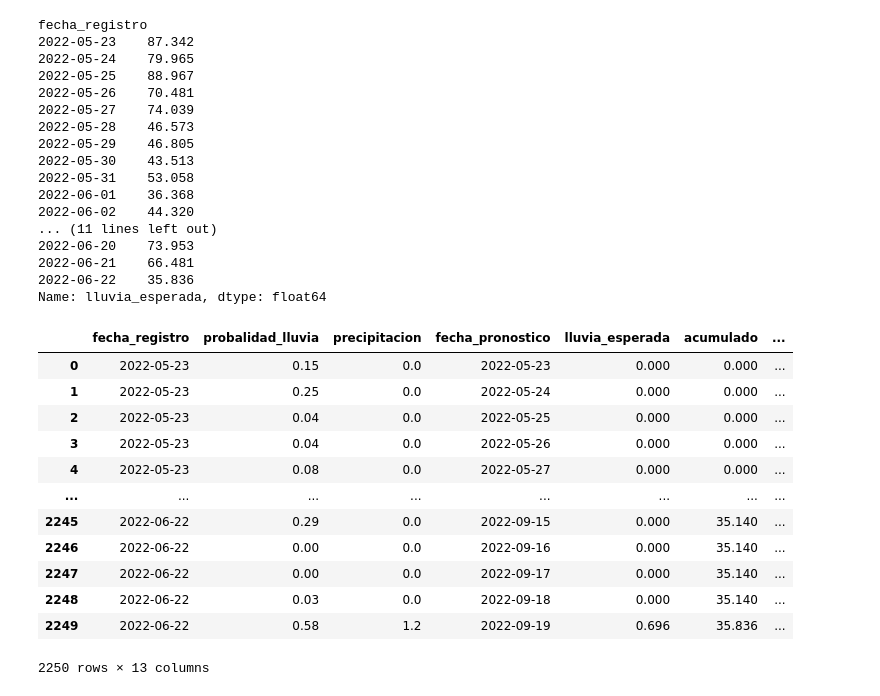
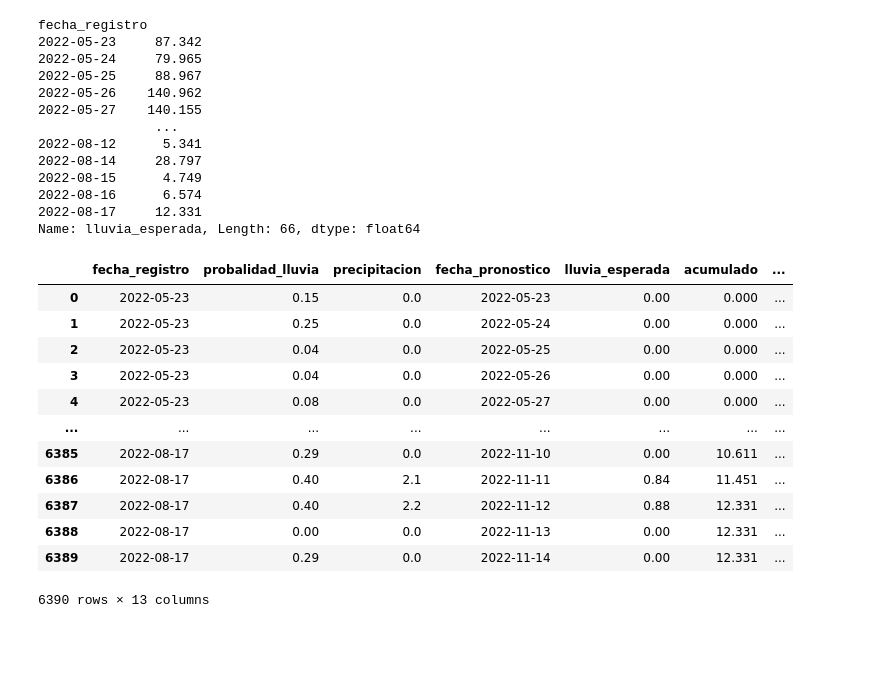
Before and after one commit to calvegh/lluvia, a Jupyter notebook: main.ipynb, the cells around one changed output. Cells and saved outputs as stored; diff of their text form; code cells hidden in the pictures; blank space fills up the shorter version.

```diff
--- a/main.ipynb
+++ b/main.ipynb
@@ -55,7 +32,0 @@ lluvia_diaria_06_22 = pd.read_csv('data/lluvia_diaria_2022-06-22_11.csv',sep=";"
-# %%
-for df in [lluvia_diaria_23,lluvia_diaria_24,lluvia_diaria_25,lluvia_diaria_26_15,lluvia_diaria_27_11,
-lluvia_diaria_28_22,lluvia_diaria_29_9,lluvia_diaria_30_8,lluvia_diaria_31_9,lluvia_diaria_06_01,lluvia_diaria_06_02,lluvia_diaria_06_03,
-lluvia_diaria_06_04,lluvia_diaria_06_07,lluvia_diaria_06_11,lluvia_diaria_06_12,lluvia_diaria_06_14,lluvia_diaria_06_15,lluvia_diaria_06_16,
-lluvia_diaria_06_17,lluvia_diaria_06_18,lluvia_diaria_06_19,lluvia_diaria_06_20,lluvia_diaria_06_21,lluvia_diaria_06_22]:
-    df['lluvia_esperada'] = df['probalidad_lluvia']*df['precipitacion']
-    df['acumulado'] = df['lluvia_esperada'].cumsum()
@@ -69 +33,12 @@ lluvia_esperada_total.reset_index(drop=True,inplace=True)
+# %%
+import os
+archivos = os.listdir('data')
+lluvia_esperada_total = pd.DataFrame()
+for arch in archivos:
+    df = pd.read_csv(f"data/{arch}", sep=";", decimal=",")
+    df['lluvia_esperada'] = df['probalidad_lluvia']*df['precipitacion']
+    df['acumulado'] = df['lluvia_esperada'].cumsum()
+    lluvia_esperada_total = pd.concat([lluvia_esperada_total, df])
+lluvia_esperada_total.reset_index(inplace=True, drop=True)
+lluvia_esperada_total['fecha_pronostico'] = pd.to_datetime(lluvia_esperada_total['fecha_pronostico'])
 # %%
@@ -117,0 +52,6 @@ lluvia_real
+# %%
+lluvia_real = pd.read_csv('lluvia_real_web.csv',sep=";", decimal=",")
+lluvia_real['fecha'] = pd.to_datetime(lluvia_real['fecha'],infer_datetime_format=True)
+lluvia_real['lluvia_promedio'] = lluvia_real.mean(axis=1)
+lluvia_real['acumulado_real'] = lluvia_real['lluvia_promedio'].cumsum()
+lluvia_real
@@ -119,37 +73,34 @@ lluvia_real
 lluvia_esperada_total.groupby(['fecha_registro'])['lluvia_esperada'].sum()
 # %% [output]
 fecha_registro
-2022-05-23    87.342
-2022-05-24    79.965
-2022-05-25    88.967
-2022-05-26    70.481
-2022-05-27    74.039
-2022-05-28    46.573
-2022-05-29    46.805
-2022-05-30    43.513
-2022-05-31    53.058
-2022-06-01    36.368
-2022-06-02    44.320
-... (11 lines left out)
-2022-06-20    73.953
-2022-06-21    66.481
-2022-06-22    35.836
-Name: lluvia_esperada, dtype: float64
+2022-05-23     87.342
+2022-05-24     79.965
+2022-05-25     88.967
+2022-05-26    140.962
+2022-05-27    140.155
+               ...
+2022-08-12      5.341
+2022-08-14     28.797
+2022-08-15      4.749
+2022-08-16      6.574
+2022-08-17     12.331
+Name: lluvia_esperada, Length: 66, dtype: float64
 # %%
-lluvia_esperada_total = lluvia_esperada_total.merge(lluvia_real, left_on='fecha_pronostico',right_on='fecha', how='left')
+lluvia_esperada_total = lluvia_esperada_total.merge(
+    lluvia_real, left_on='fecha_pronostico', right_on='fecha', how='left')
 lluvia_esperada_total
 # %% [output]
 |  | fecha_registro | probalidad_lluvia | precipitacion | fecha_pronostico | lluvia_esperada | acumulado | ... |
-| 0 | 2022-05-23 | 0.15 | 0.0 | 2022-05-23 | 0.000 | 0.000 | ... |
-| 1 | 2022-05-23 | 0.25 | 0.0 | 2022-05-24 | 0.000 | 0.000 | ... |
-| 2 | 2022-05-23 | 0.04 | 0.0 | 2022-05-25 | 0.000 | 0.000 | ... |
-| 3 | 2022-05-23 | 0.04 | 0.0 | 2022-05-26 | 0.000 | 0.000 | ... |
-| 4 | 2022-05-23 | 0.08 | 0.0 | 2022-05-27 | 0.000 | 0.000 | ... |
+| 0 | 2022-05-23 | 0.15 | 0.0 | 2022-05-23 | 0.00 | 0.000 | ... |
+| 1 | 2022-05-23 | 0.25 | 0.0 | 2022-05-24 | 0.00 | 0.000 | ... |
+| 2 | 2022-05-23 | 0.04 | 0.0 | 2022-05-25 | 0.00 | 0.000 | ... |
+| 3 | 2022-05-23 | 0.04 | 0.0 | 2022-05-26 | 0.00 | 0.000 | ... |
+| 4 | 2022-05-23 | 0.08 | 0.0 | 2022-05-27 | 0.00 | 0.000 | ... |
 | ... | ... | ... | ... | ... | ... | ... | ... |
-| 2245 | 2022-06-22 | 0.29 | 0.0 | 2022-09-15 | 0.000 | 35.140 | ... |
-| 2246 | 2022-06-22 | 0.00 | 0.0 | 2022-09-16 | 0.000 | 35.140 | ... |
-| 2247 | 2022-06-22 | 0.00 | 0.0 | 2022-09-17 | 0.000 | 35.140 | ... |
-| 2248 | 2022-06-22 | 0.03 | 0.0 | 2022-09-18 | 0.000 | 35.140 | ... |
-| 2249 | 2022-06-22 | 0.58 | 1.2 | 2022-09-19 | 0.696 | 35.836 | ... |
+| 6385 | 2022-08-17 | 0.29 | 0.0 | 2022-11-10 | 0.00 | 10.611 | ... |
+| 6386 | 2022-08-17 | 0.40 | 2.1 | 2022-11-11 | 0.84 | 11.451 | ... |
+| 6387 | 2022-08-17 | 0.40 | 2.2 | 2022-11-12 | 0.88 | 12.331 | ... |
+| 6388 | 2022-08-17 | 0.00 | 0.0 | 2022-11-13 | 0.00 | 12.331 | ... |
+| 6389 | 2022-08-17 | 0.29 | 0.0 | 2022-11-14 | 0.00 | 12.331 | ... |
-2250 rows × 13 columns
+6390 rows × 13 columns
 # %%
```
Also changed, not shown: parts of 10 cells of this notebook, 45 other files.
